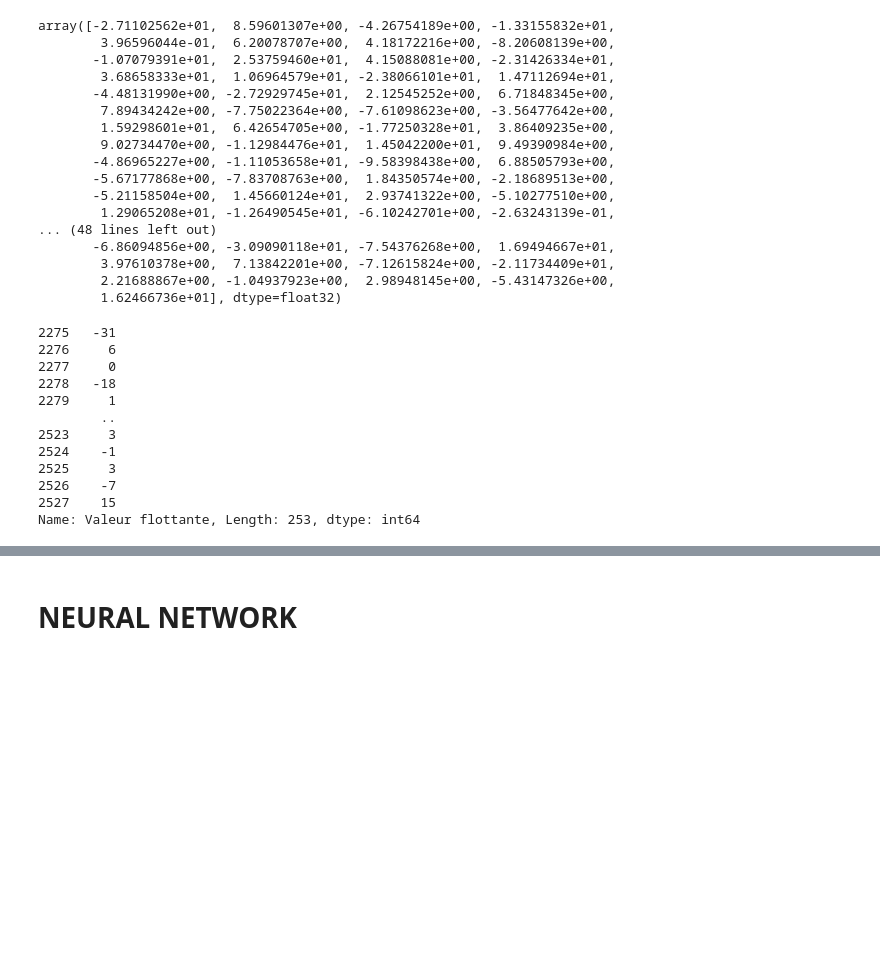
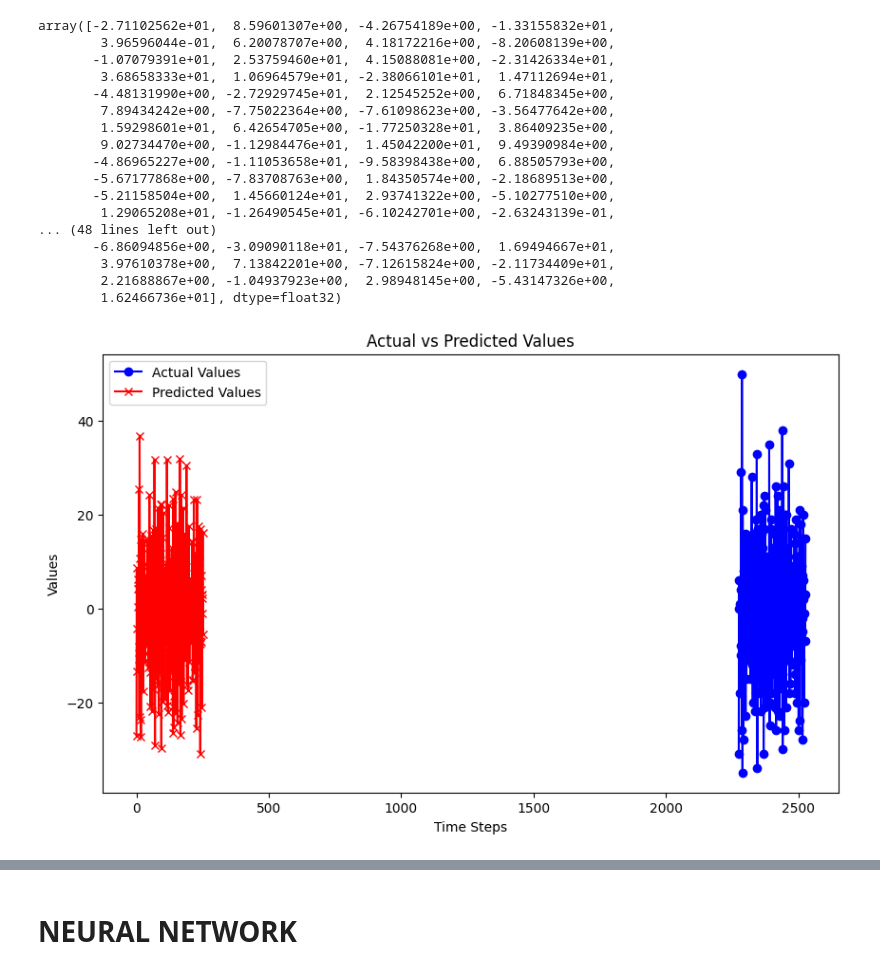
Before and after one commit to vijays4404/TimeSeries, a Jupyter notebook: oscillation-prediction.ipynb, the cells around one changed output, grey strips where cells are left out. Cells and saved outputs as stored; diff of their text form; code cells hidden in the pictures; blank space fills up the shorter version.

```diff
--- a/oscillation-prediction.ipynb
+++ b/oscillation-prediction.ipynb
@@ -311,18 +311,27 @@ array([-2.71102562e+01,  8.59601307e+00, -4.26754189e+00, -1.33155832e+01,
         3.97610378e+00,  7.13842201e+00, -7.12615824e+00, -2.11734409e+01,
         2.21688867e+00, -1.04937923e+00,  2.98948145e+00, -5.43147326e+00,
         1.62466736e+01], dtype=float32)
-# %%
-y_test_new
-# %% [output]
-2275   -31
-2276     6
-2277     0
-2278   -18
-2279     1
-        ..
-2523     3
-2524    -1
-2525     3
-2526    -7
-2527    15
-Name: Valeur flottante, Length: 253, dtype: int64
+# %%
+import matplotlib.pyplot as plt
+
+# Plotting
+plt.figure(figsize=(10, 6))
+
+# Plot the actual values
+plt.plot(y_test_new, label='Actual Values', color='blue', marker='o')
+
+# Plot the predicted values
+plt.plot(y_pred, label='Predicted Values', color='red', marker='x')
+
+# Add labels and title
+plt.xlabel('Time Steps')
+plt.ylabel('Values')
+plt.title('Actual vs Predicted Values')
+
+# Show legend
+plt.legend()
+
+# Show the plot
+plt.show()
+# %% [output]
+[figure, added]
```
Also changed, not shown: parts of 13 cells of this notebook.
